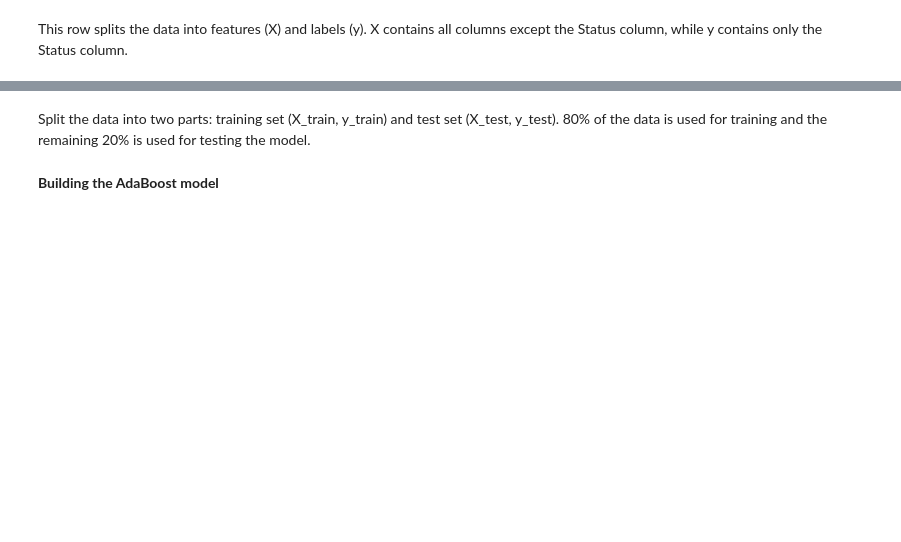
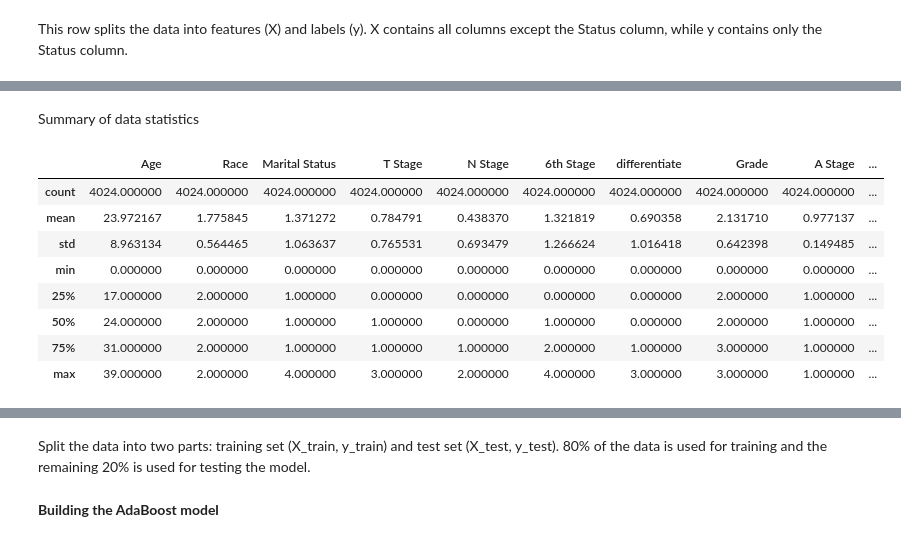
Before and after one commit to DRobbie39/MachineLearning_FinalExam, a Jupyter notebook: AdaptiveBoosting.ipynb, the cells around one changed output, grey strips where cells are left out. Cells and saved outputs as stored; diff of their text form; code cells hidden in the pictures; blank space fills up the shorter version.

```diff
--- a/AdaptiveBoosting.ipynb
+++ b/AdaptiveBoosting.ipynb
@@ -76,2 +74,0 @@ Convert Status column to number
-# %%
-df['Status'] = df['Status'].map({'Alive': 0, 'Dead': 1})
@@ -80,7 +75,7 @@ Convert object data type columns to numbers
-# %%
-df = pd.get_dummies(df, columns=['Race', 'Marital Status', 'T Stage',
-                                      'N Stage', '6th Stage', 'differentiate',
-                                      'Grade', 'A Stage', 'Estrogen Status',
-                                      'Progesterone Status'], drop_first=True)
 # %% [markdown]
 This row splits the data into features (X) and labels (y). X contains all columns except the Status column, while y contains only the Status column.
+# %%
+df1=df.copy()
+le=LabelEncoder()
+for i in df1.columns:
+    df1[i]=le.fit_transform(df1[i])
@@ -86,0 +84,15 @@ This row splits the data into features (X) and labels (y). X contains all column
+# %% [markdown]
+Summary of data statistics
+# %%
+temp = df1.describe()
+temp.style.background_gradient(cmap='Oranges')
+# %% [output]
+|  | Age | Race | Marital Status | T Stage | N Stage | 6th Stage | differentiate | Grade | A Stage | ... |
+| count | 4024.000000 | 4024.000000 | 4024.000000 | 4024.000000 | 4024.000000 | 4024.000000 | 4024.000000 | 4024.000000 | 4024.000000 | ... |
+| mean | 23.972167 | 1.775845 | 1.371272 | 0.784791 | 0.438370 | 1.321819 | 0.690358 | 2.131710 | 0.977137 | ... |
+| std | 8.963134 | 0.564465 | 1.063637 | 0.765531 | 0.693479 | 1.266624 | 1.016418 | 0.642398 | 0.149485 | ... |
+| min | 0.000000 | 0.000000 | 0.000000 | 0.000000 | 0.000000 | 0.000000 | 0.000000 | 0.000000 | 0.000000 | ... |
+| 25% | 17.000000 | 2.000000 | 1.000000 | 0.000000 | 0.000000 | 0.000000 | 0.000000 | 2.000000 | 1.000000 | ... |
+| 50% | 24.000000 | 2.000000 | 1.000000 | 1.000000 | 0.000000 | 1.000000 | 0.000000 | 2.000000 | 1.000000 | ... |
+| 75% | 31.000000 | 2.000000 | 1.000000 | 1.000000 | 1.000000 | 2.000000 | 1.000000 | 3.000000 | 1.000000 | ... |
+| max | 39.000000 | 2.000000 | 4.000000 | 3.000000 | 2.000000 | 4.000000 | 3.000000 | 3.000000 | 1.000000 | ... |
```
Also changed, not shown: parts of 8 cells of this notebook, 1 other file.
